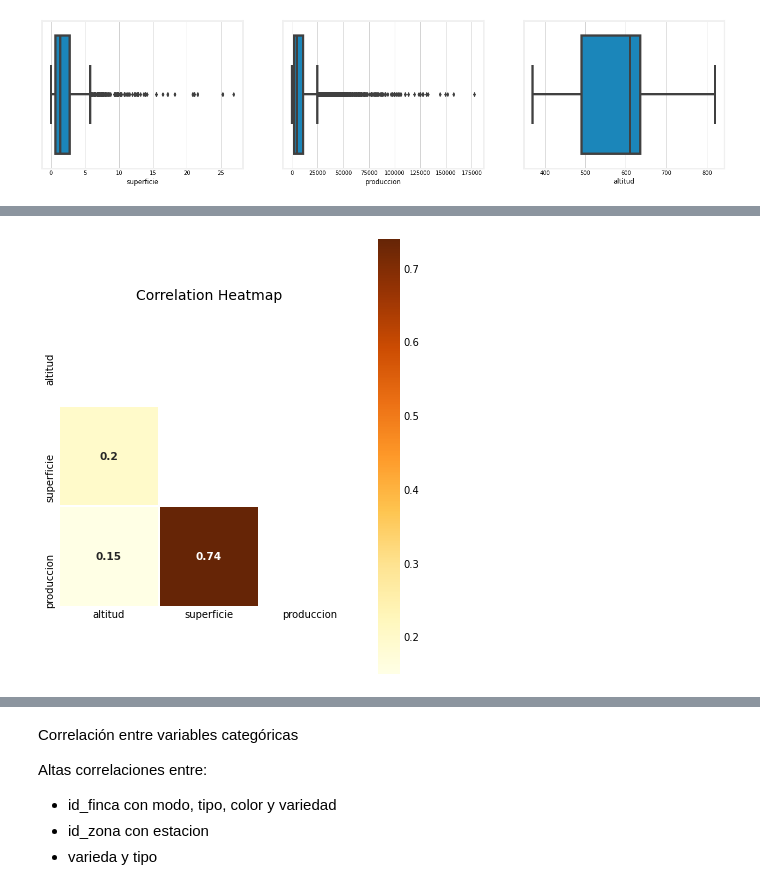
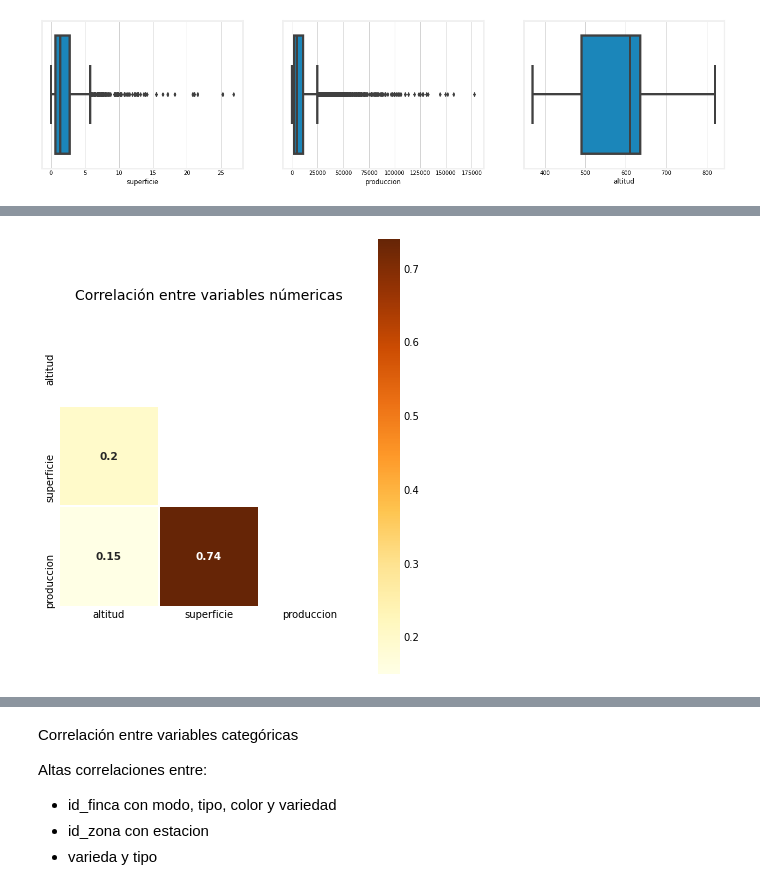
Before and after one commit to vitostamatti/datathon-cajamar-malbecs, a Jupyter notebook: notebooks/01-Exploracion-Malbecs.ipynb, the cells around one changed output, grey strips where cells are left out. Saved outputs shown, nothing was run; the diff lists cells and outputs as text; code cells hidden in the pictures.

```diff
--- a/notebooks/01-Exploracion-Malbecs.ipynb
+++ b/notebooks/01-Exploracion-Malbecs.ipynb
@@ -335,25 +329,25 @@ plt.show()
 # %%
 def Generate_heatmap_graph(corr, chart_title, mask_uppertri=False ):
 
     mask = np.zeros_like(corr)
     mask[np.triu_indices_from(mask)] = mask_uppertri
     fig,ax = plt.subplots(figsize=(6,8))
     ax.set_facecolor('white')
     sns.heatmap(corr
                 , mask = mask
                 , square = True
                 , annot = True
                 , annot_kws={'size': 10.5, 'weight' : 'bold'}
                 , cmap=plt.get_cmap("YlOrBr")
                 , linewidths=.1)
     plt.title(chart_title, fontsize=14)
 
     plt.show()
 
 
 var_corr = round(df[['altitud','superficie','produccion']].corr(),2)
 Generate_heatmap_graph(var_corr
-                       ,chart_title = 'Correlation Heatmap'
+                       ,chart_title = 'Correlación entre variables númericas'
                        ,mask_uppertri = True)
 # %% [output]
-[figure, old version]
+[figure, new version]
```
Also changed, not shown: parts of 54 cells of this notebook, 1 other file.
